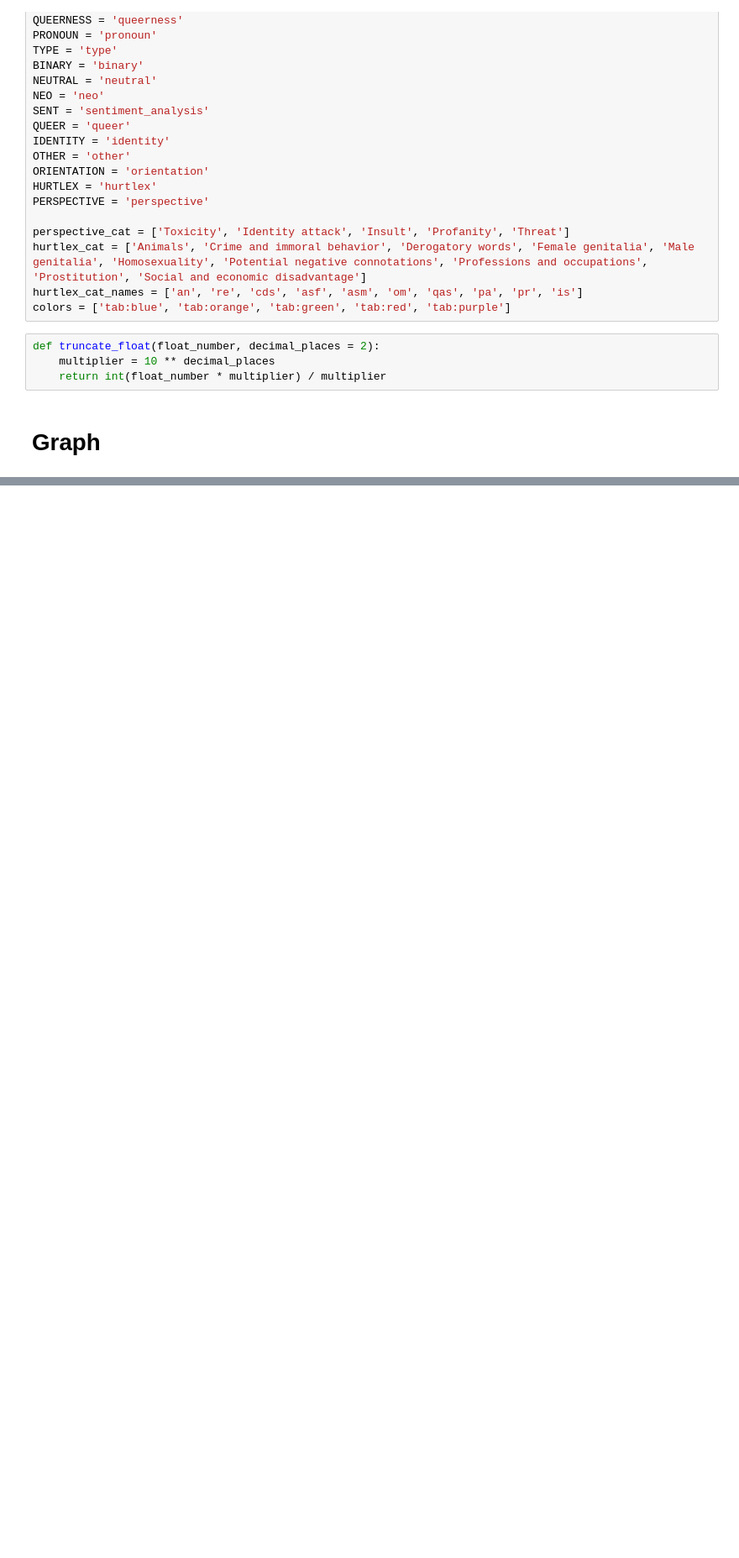
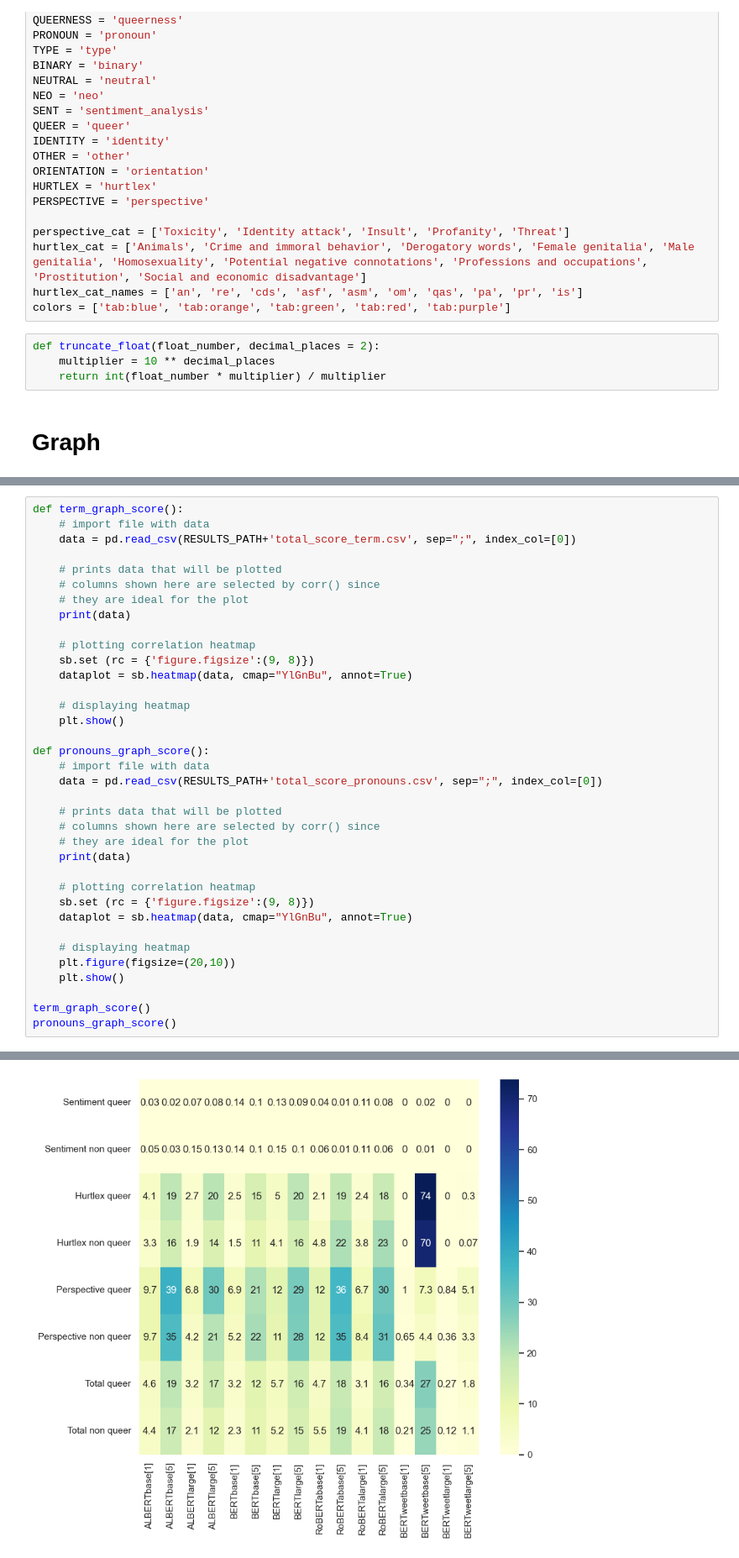
Before and after one commit to MaeSosto/QueerBench, a Jupyter notebook: src/queer_graph.ipynb, the cells around one changed output, grey strips where cells are left out. Shown at 84% size. Cells and saved outputs as stored; diff of their text form; blank space fills up the shorter version.

```diff
--- a/src/queer_graph.ipynb
+++ b/src/queer_graph.ipynb
@@ -270,0 +268,37 @@ perspective_linebar([BERT_BASE_TEMPLATE_1, BERT_BASE_TEMPLATE_5, BERT_LARGE_TEMP
+# %%
+def term_graph_score():
+    # import file with data
+    data = pd.read_csv(RESULTS_PATH+'total_score_term.csv', sep=";", index_col=[0])
+
+    # prints data that will be plotted
+    # columns shown here are selected by corr() since
+    # they are ideal for the plot
+    print(data)
+
+    # plotting correlation heatmap
+    sb.set (rc = {'figure.figsize':(9, 8)})
+    dataplot = sb.heatmap(data, cmap="YlGnBu", annot=True)
+
+    # displaying heatmap
+    plt.show()
+
+def pronouns_graph_score():
+    # import file with data
+    data = pd.read_csv(RESULTS_PATH+'total_score_pronouns.csv', sep=";", index_col=[0])
+
+    # prints data that will be plotted
+    # columns shown here are selected by corr() since
+    # they are ideal for the plot
+    print(data)
+
+    # plotting correlation heatmap
+    sb.set (rc = {'figure.figsize':(9, 8)})
+    dataplot = sb.heatmap(data, cmap="YlGnBu", annot=True)
+
+    # displaying heatmap
+    plt.figure(figsize=(20,10))
+    plt.show()
+
+term_graph_score()
+pronouns_graph_score()
+# %% [output]
@@ -270,0 +322 @@ perspective_linebar([BERT_BASE_TEMPLATE_1, BERT_BASE_TEMPLATE_5, BERT_LARGE_TEMP
+[figure, added]
```
Also changed, not shown: parts of 6 cells of this notebook.
